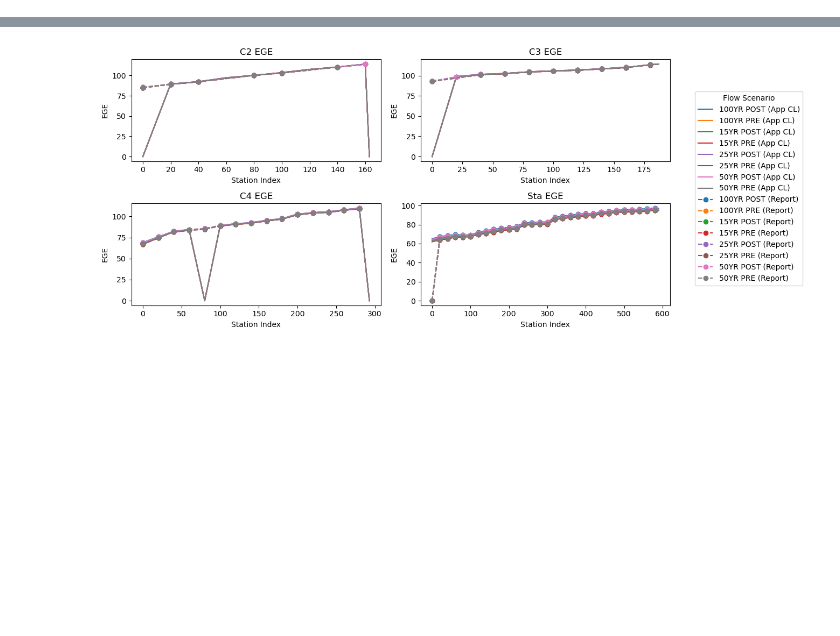
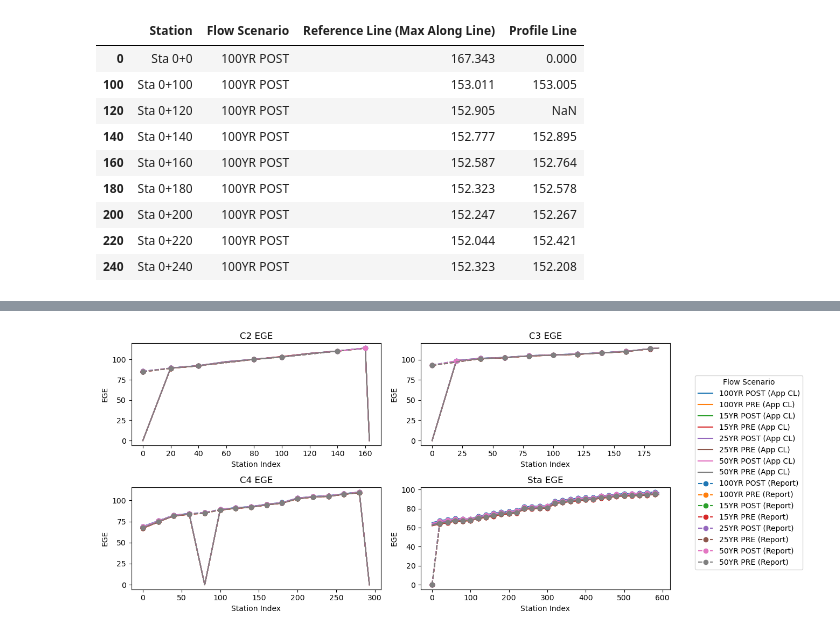
Before and after one commit to rdtcamingawan/pyqgis_amh, a Jupyter notebook: test.ipynb, the cells around one changed output, grey strips where cells are left out. Cells and saved outputs as stored; diff of their text form; code cells hidden in the pictures; blank space fills up the shorter version.

```diff
--- a/test.ipynb
+++ b/test.ipynb
@@ -24,0 +27,13 @@ def assign_value_name(sheet_name):
+# %%
+df
+# %% [output]
+|  | Station | Flow Scenario | Reference Line (Max Along Line) | Profile Line |
+| 0 | Sta 0+0 | 100YR POST | 167.343 | 0.000 |
+| 100 | Sta 0+100 | 100YR POST | 153.011 | 153.005 |
+| 120 | Sta 0+120 | 100YR POST | 152.905 | NaN |
+| 140 | Sta 0+140 | 100YR POST | 152.777 | 152.895 |
+| 160 | Sta 0+160 | 100YR POST | 152.587 | 152.764 |
+| 180 | Sta 0+180 | 100YR POST | 152.323 | 152.578 |
+| 200 | Sta 0+200 | 100YR POST | 152.247 | 152.267 |
+| 220 | Sta 0+220 | 100YR POST | 152.044 | 152.421 |
+| 240 | Sta 0+240 | 100YR POST | 152.323 | 152.208 |
```
Also changed, not shown: parts of 3 cells of this notebook.
